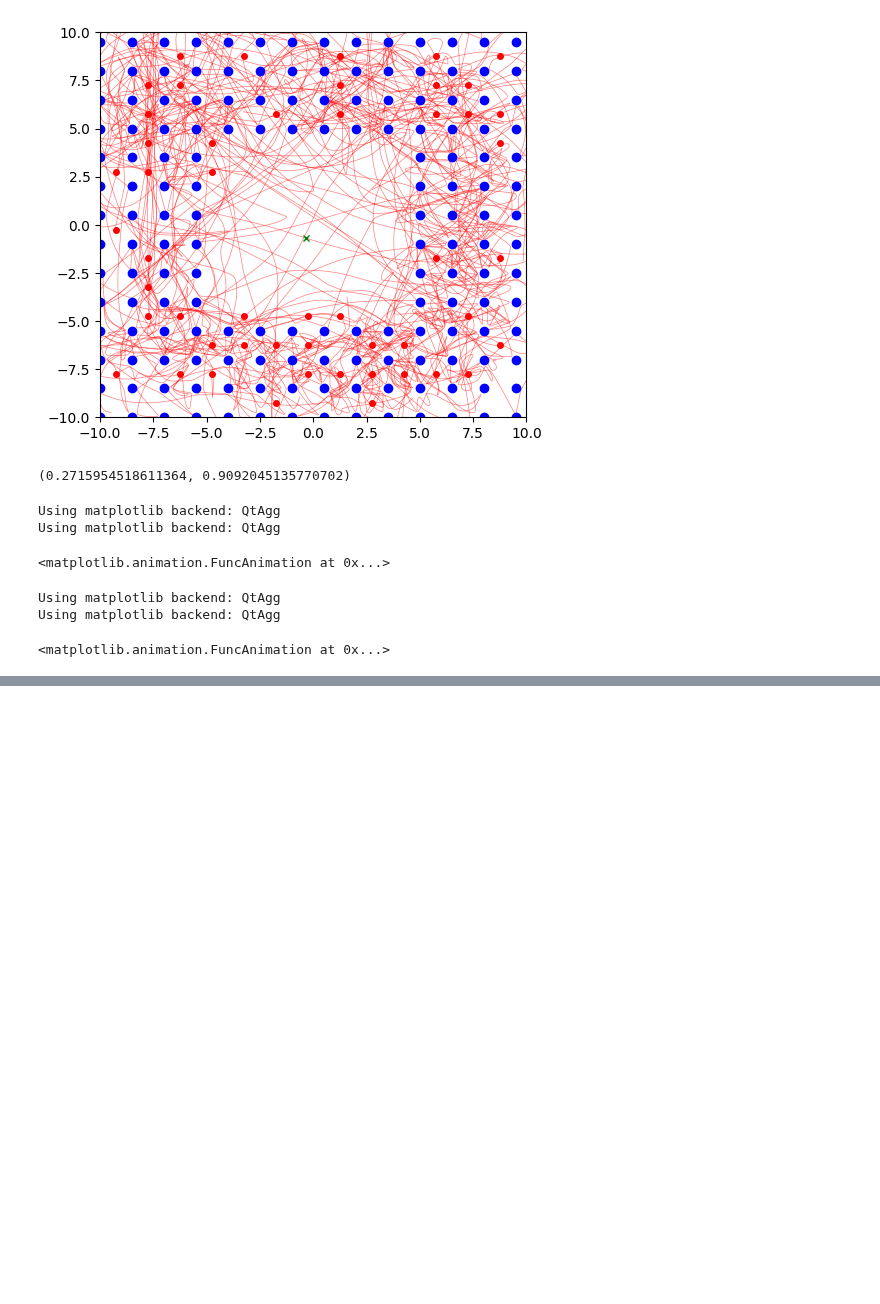
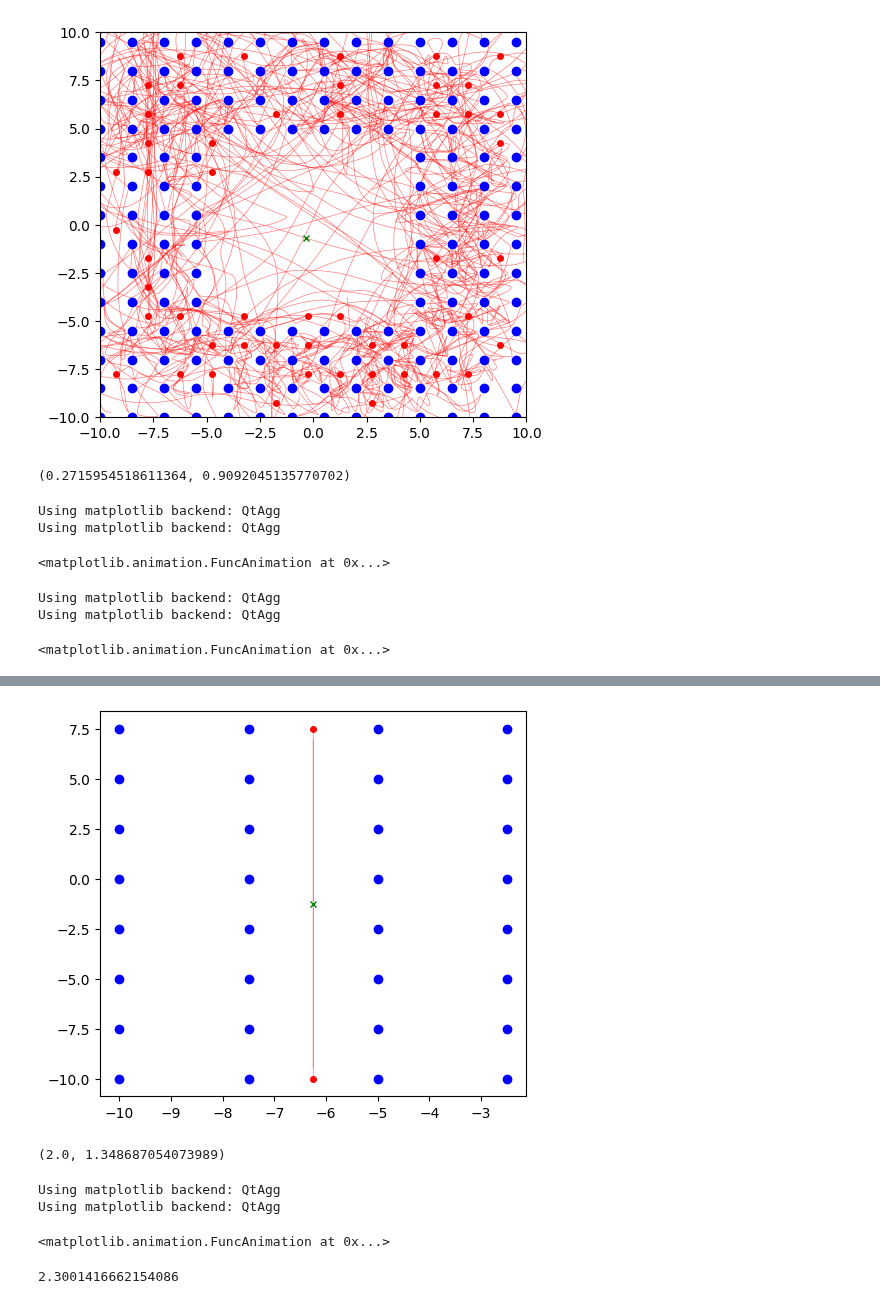
Before and after one commit to AndresGuarin/JupyterCodes, a Jupyter notebook: Computational Physics/ElectricConduction/SettingGrid.ipynb, the cells around one changed output, grey strips where cells are left out. Saved outputs shown, nothing was run; the diff lists cells and outputs as text; code cells hidden in the pictures; blank space fills up the shorter version.

```diff
--- a/Computational Physics/ElectricConduction/SettingGrid.ipynb
+++ b/Computational Physics/ElectricConduction/SettingGrid.ipynb
@@ -355,0 +381,55 @@ Using matplotlib backend: QtAgg
+# %%
+# Choose parameters
+h = 0.01; N = 2000; R0=0.8; n=3; V0=0
+
+#nuclei
+QC = np.ones(len(XC))
+
+#free charges
+Q = -np.ones(Np)*1/2
+Vx0 = np.array([0,0])
+Vy0 = np.array([V0,-V0])
+
+# Set external fields
+def B0(X,Y,t): return X*0 #In order: [Bz]
+def E0(X,Y,t): return [X*0, X*0] #In order: [Ex, Ey]
+
+sim = solver.ECond(h,N,Np,E0,B0,R0,n)
+s = sim.simulate([X0,Y0,Vx0,Vy0,Q,XC,YC,QC])
+
+self1 = sim.get_self()
+time = h*np.arange(len(s[0][:,0]))
+# %%
+%matplotlib inline
+
+plt.figure(figsize=(5.5,5))
+for i in range(Np):
+    X = s[0][:,i]
+    Y = s[1][:,i]
+    plt.plot(X,Y,'-r',lw=0.5,alpha=0.5)
+    plt.plot(X[0],Y[0],'or',ms=4)
+plt.plot(XC,YC,'ob')
+plt.plot(np.mean(X0),np.mean(Y0),'xg',ms=5)
+#D=5; plt.xlim(-D,D); plt.ylim(-D,D)
+plt.show()
+# %% [output]
+[figure, added]
+# %%
+np.mean(np.sqrt(Vx0**2+Vy0**2)), np.mean(np.sqrt(s[2][:,-1]**2+s[3][:,-1]**2))
+# %% [output]
+(2.0, 1.348687054073989)
+# %%
+# Dynamic animation
+%matplotlib auto
+%matplotlib auto
+
+ani.animate_path(self1,s,kind=0,save=False,name='test.mp4',verbose=True,plot_params=['-r','or',0.2,5,0.5],
+                 length=8,interval=0,dj=5,j0=3,L=13,ltraj=300)
+# %% [output]
+Using matplotlib backend: QtAgg
+Using matplotlib backend: QtAgg
+<matplotlib.animation.FuncAnimation at 0x...>
+# %%
+np.max(np.sqrt(s[2][:,-1]**2+s[3][:,-1]**2))
+# %% [output]
+2.3001416662154086
```
Also changed, not shown: parts of 26 cells of this notebook, 1 other file.
